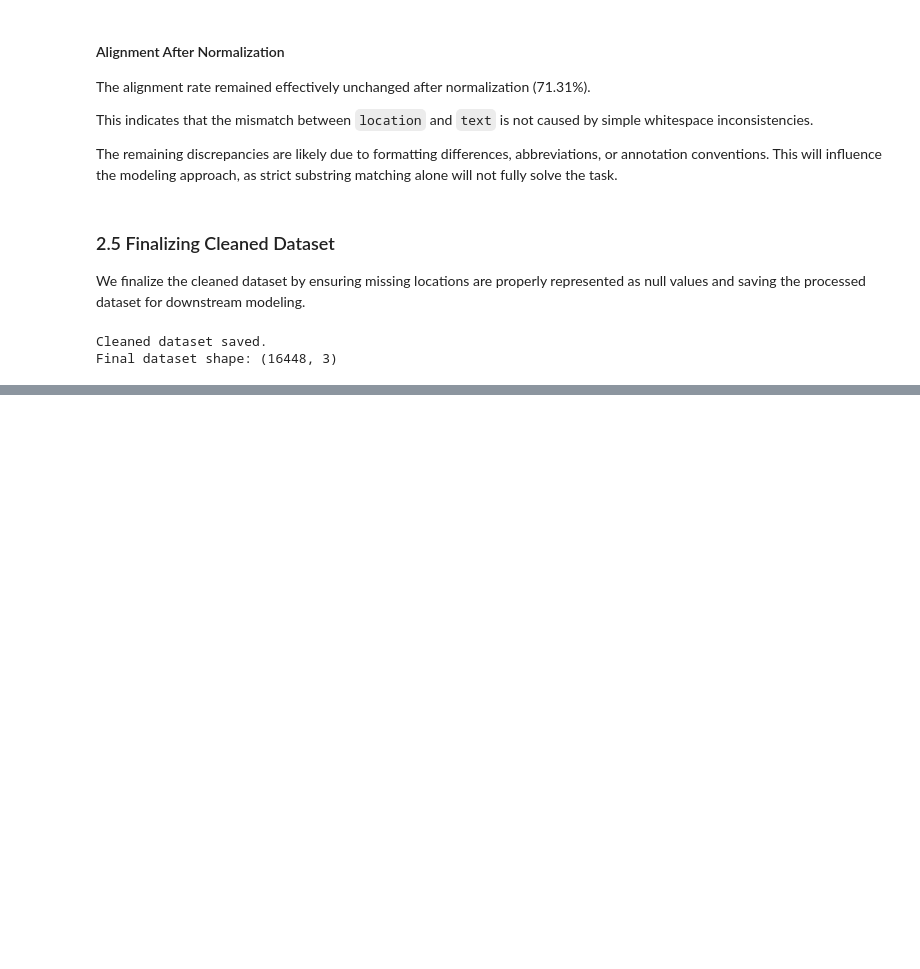
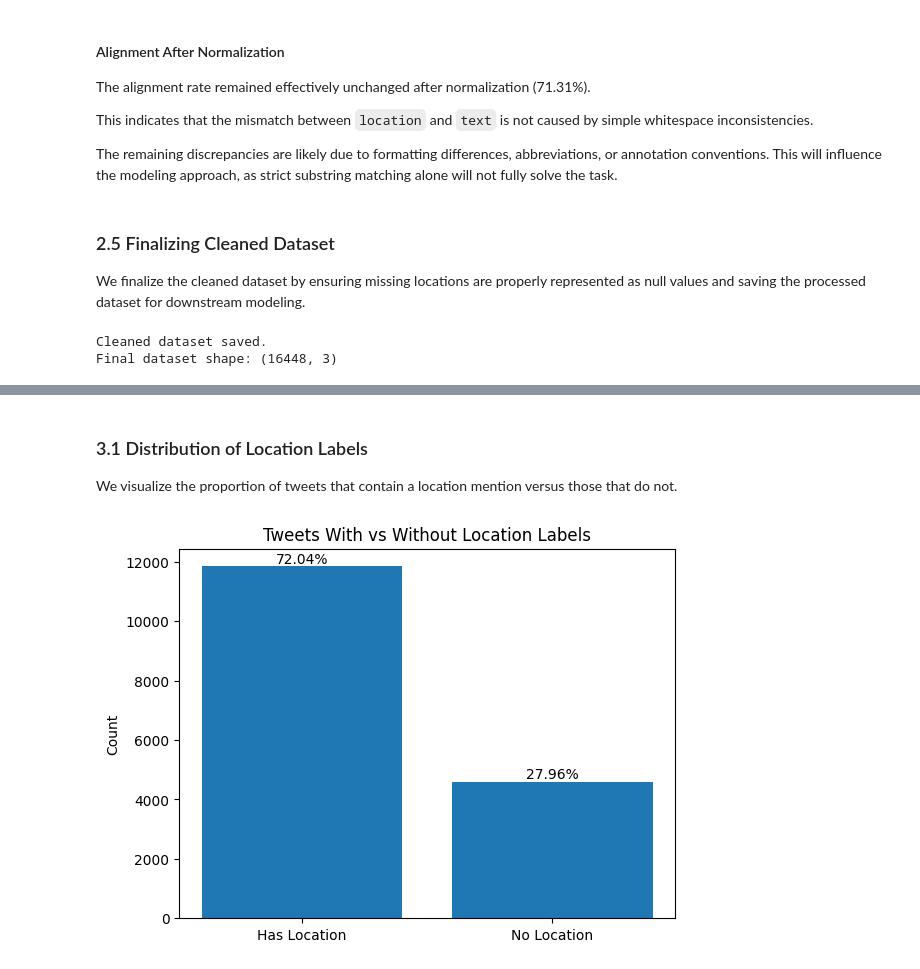
Before and after one commit to RofhiwaRamps23/disaster-location-mention-recognition, a Jupyter notebook: notebooks/01_eda.ipynb, the cells around one changed output, grey strips where cells are left out. Drawn from its saved outputs; the diff is of its cells as text; code cells hidden in the pictures; blank space fills up the shorter version.

```diff
--- a/notebooks/01_eda.ipynb
+++ b/notebooks/01_eda.ipynb
@@ -340,0 +352,29 @@ Final dataset shape: (16448, 3)
+# %% [markdown]
+### 3.1 Distribution of Location Labels
+
+We visualize the proportion of tweets that contain a location mention versus those that do not.
+# %%
+label_counts = cleaned["location"].notna().value_counts()
+total = len(cleaned)
+
+plt.figure()
+bars = plt.bar(["Has Location", "No Location"], label_counts.values)
+
+plt.title("Tweets With vs Without Location Labels")
+plt.ylabel("Count")
+
+# Add percentage labels above bars
+for bar in bars:
+    height = bar.get_height()
+    percentage = (height / total) * 100
+    plt.text(
+        bar.get_x() + bar.get_width() / 2,
+        height,
+        f"{percentage:.2f}%",
+        ha="center",
+        va="bottom"
+    )
+
+plt.show()
+# %% [output]
+[figure, added]
```
Also changed, not shown: parts of 12 cells of this notebook.
